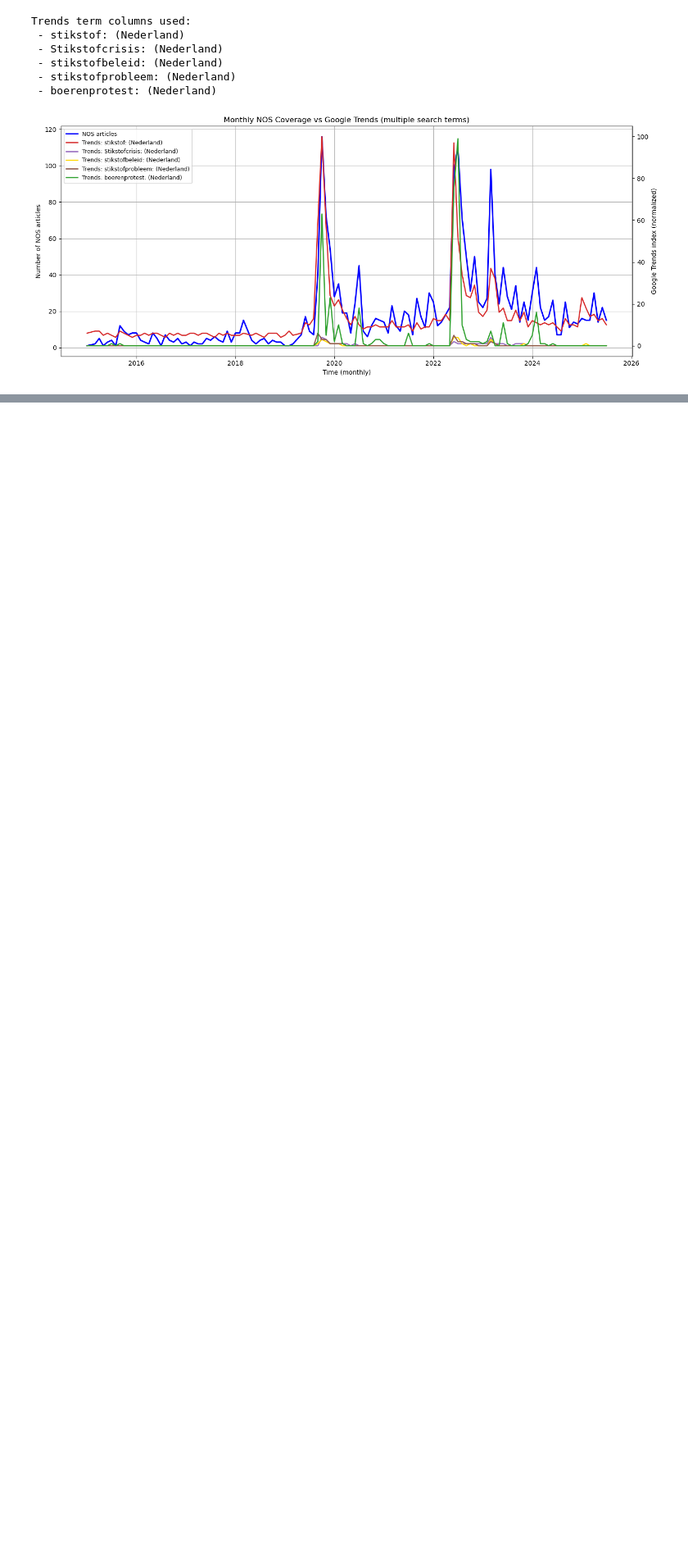
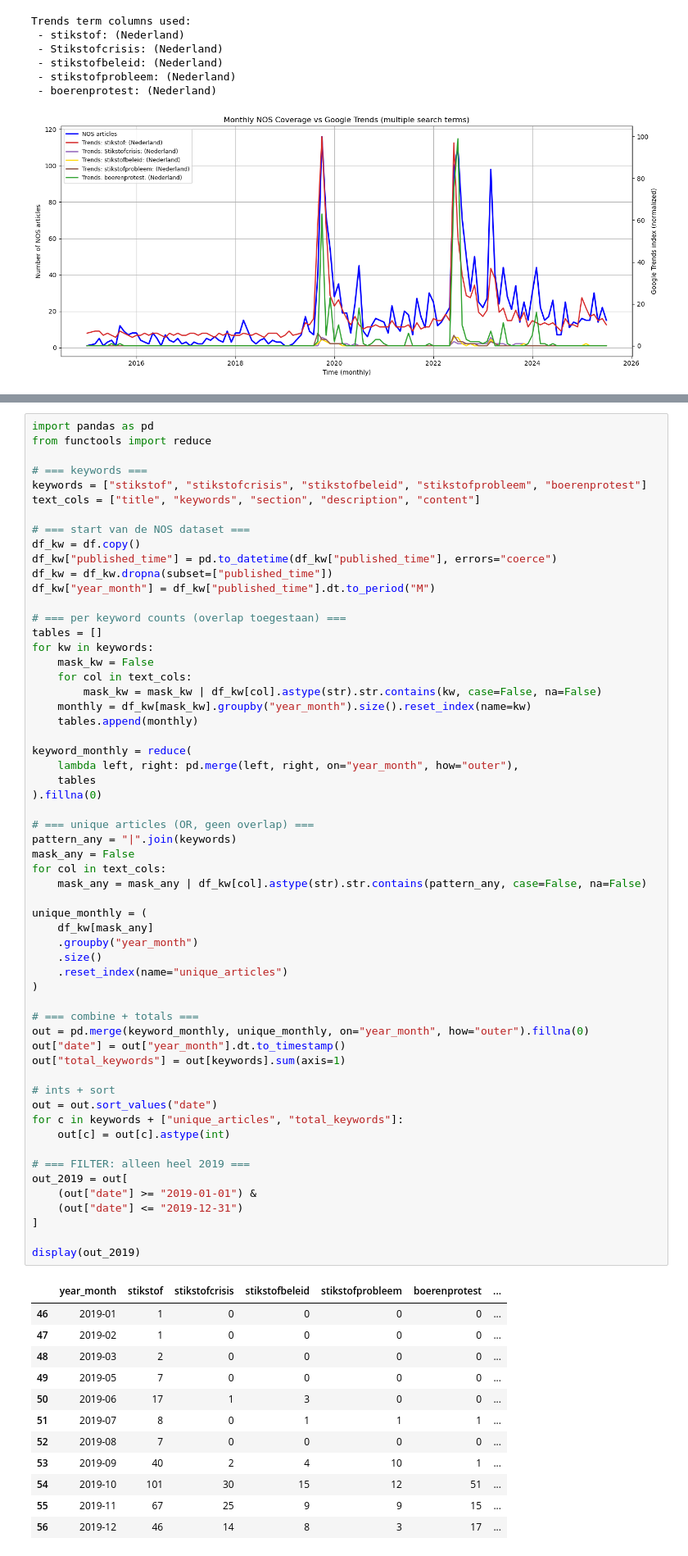
Before and after one commit to pellestam1002/Social_Computing, a Jupyter notebook: data.ipynb, the cells around one changed output, grey strips where cells are left out. Shown at 82% size. Cells and saved outputs as stored; diff of their text form; blank space fills up the shorter version.

```diff
--- a/data.ipynb
+++ b/data.ipynb
@@ -514,0 +646,71 @@ Trends term columns used:
+# %%
+import pandas as pd
+from functools import reduce
+
+# === keywords ===
+keywords = ["stikstof", "stikstofcrisis", "stikstofbeleid", "stikstofprobleem", "boerenprotest"]
+text_cols = ["title", "keywords", "section", "description", "content"]
+
+# === start van de NOS dataset ===
+df_kw = df.copy()
+df_kw["published_time"] = pd.to_datetime(df_kw["published_time"], errors="coerce")
+df_kw = df_kw.dropna(subset=["published_time"])
+df_kw["year_month"] = df_kw["published_time"].dt.to_period("M")
+
+# === per keyword counts (overlap toegestaan) ===
+tables = []
+for kw in keywords:
+    mask_kw = False
+    for col in text_cols:
+        mask_kw = mask_kw | df_kw[col].astype(str).str.contains(kw, case=False, na=False)
+    monthly = df_kw[mask_kw].groupby("year_month").size().reset_index(name=kw)
+    tables.append(monthly)
+
+keyword_monthly = reduce(
+    lambda left, right: pd.merge(left, right, on="year_month", how="outer"),
+    tables
+).fillna(0)
+
+# === unique articles (OR, geen overlap) ===
+pattern_any = "|".join(keywords)
+mask_any = False
+for col in text_cols:
+    mask_any = mask_any | df_kw[col].astype(str).str.contains(pattern_any, case=False, na=False)
+
+unique_monthly = (
+    df_kw[mask_any]
+    .groupby("year_month")
+    .size()
+    .reset_index(name="unique_articles")
+)
+
+# === combine + totals ===
+out = pd.merge(keyword_monthly, unique_monthly, on="year_month", how="outer").fillna(0)
+out["date"] = out["year_month"].dt.to_timestamp()
+out["total_keywords"] = out[keywords].sum(axis=1)
+
+# ints + sort
+out = out.sort_values("date")
+for c in keywords + ["unique_articles", "total_keywords"]:
+    out[c] = out[c].astype(int)
+
+# === FILTER: alleen heel 2019 ===
+out_2019 = out[
+    (out["date"] >= "2019-01-01") &
+    (out["date"] <= "2019-12-31")
+]
+
+display(out_2019)
+# %% [output]
+|  | year_month | stikstof | stikstofcrisis | stikstofbeleid | stikstofprobleem | boerenprotest | ... |
+| 46 | 2019-01 | 1 | 0 | 0 | 0 | 0 | ... |
+| 47 | 2019-02 | 1 | 0 | 0 | 0 | 0 | ... |
+| 48 | 2019-03 | 2 | 0 | 0 | 0 | 0 | ... |
+| 49 | 2019-05 | 7 | 0 | 0 | 0 | 0 | ... |
+| 50 | 2019-06 | 17 | 1 | 3 | 0 | 0 | ... |
+| 51 | 2019-07 | 8 | 0 | 1 | 1 | 1 | ... |
+| 52 | 2019-08 | 7 | 0 | 0 | 0 | 0 | ... |
+| 53 | 2019-09 | 40 | 2 | 4 | 10 | 1 | ... |
+| 54 | 2019-10 | 101 | 30 | 15 | 12 | 51 | ... |
+| 55 | 2019-11 | 67 | 25 | 9 | 9 | 15 | ... |
+| 56 | 2019-12 | 46 | 14 | 8 | 3 | 17 | ... |
```
Also changed, not shown: parts of 4 cells of this notebook, 1 other file.
